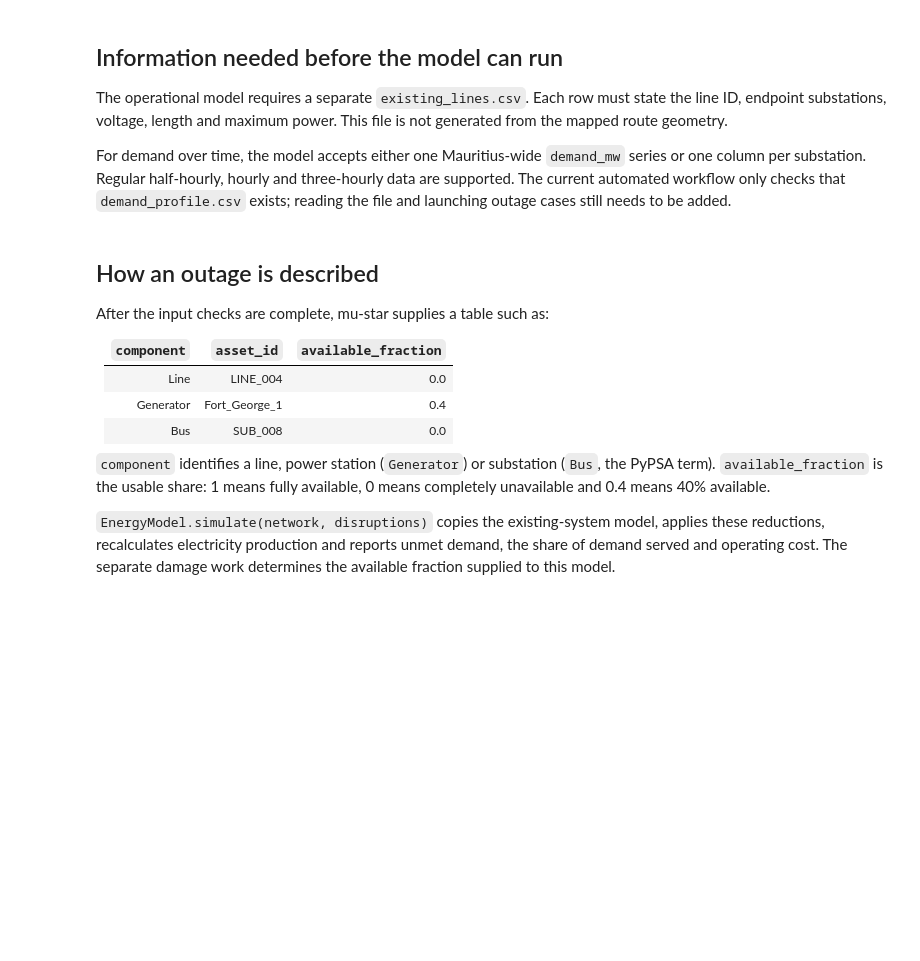
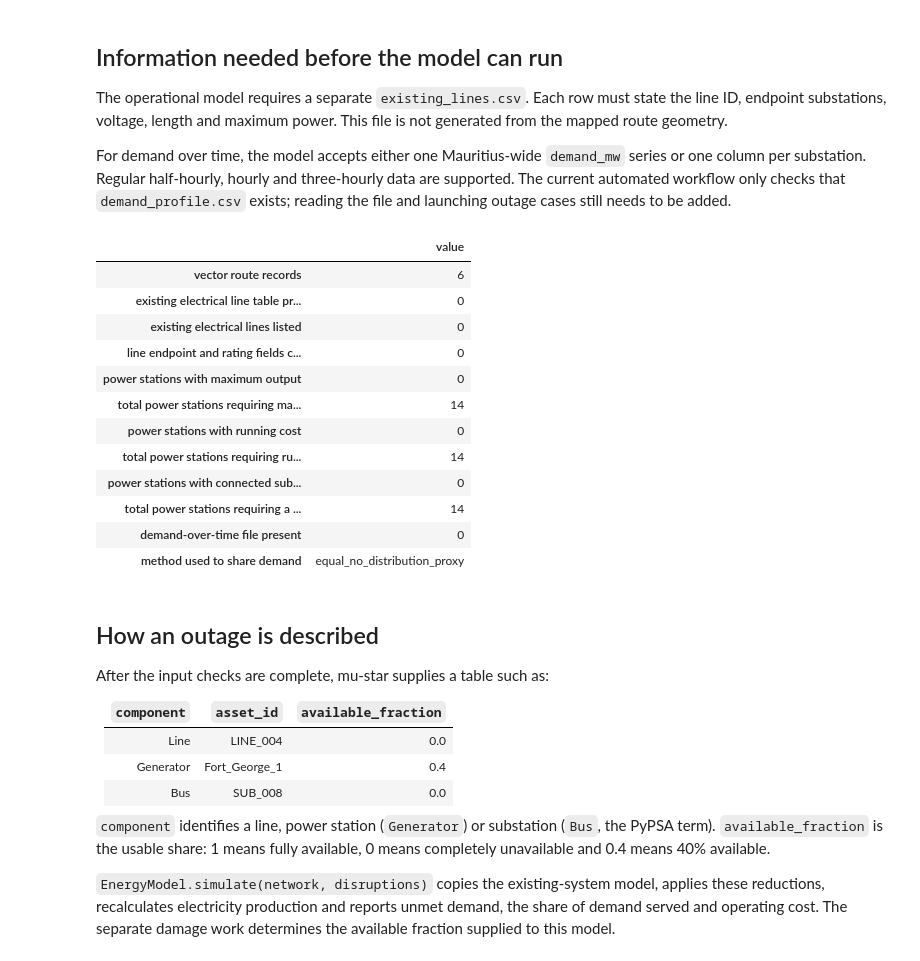
Before and after one commit to cpalazzi/pypsa-earth-mauritius-kestrel, a Jupyter notebook: notebooks/asset_model/01_operational_network.ipynb, the cells around one changed output. Drawn from its saved outputs; the diff is of its cells as text; code cells hidden in the pictures; blank space fills up the shorter version.

```diff
--- a/notebooks/asset_model/01_operational_network.ipynb
+++ b/notebooks/asset_model/01_operational_network.ipynb
@@ -106,30 +133,44 @@ For demand over time, the model accepts either one Mauritius-wide `demand_mw` se
 # %%
 generator_register = pd.read_csv(COLLABORATOR_DIR / "generation_register_template.csv")
 existing_lines_path = COLLABORATOR_DIR / "existing_lines.csv"
 existing_lines = pd.read_csv(existing_lines_path) if existing_lines_path.exists() else pd.DataFrame()
 required_line_columns = {"line_id", "bus0", "bus1", "v_nom_kv", "length_km", "s_nom_mva"}
 line_columns_complete = required_line_columns.issubset(existing_lines.columns)
 line_values_complete = bool(
     line_columns_complete
     and len(existing_lines)
     and existing_lines[list(required_line_columns)].notna().all().all()
 )
 
 readiness = pd.Series({
-    "received vector route records": len(routes),
+    "vector route records": len(routes),
     "existing electrical line table present": int(existing_lines_path.exists()),
     "existing electrical lines listed": len(existing_lines),
     "line endpoint and rating fields complete": int(line_values_complete),
     "power stations with maximum output": int(generator_register["capacity_mw"].notna().sum()),
     "total power stations requiring maximum output": len(generator_register),
     "power stations with running cost": int(generator_register["marginal_cost"].notna().sum()),
     "total power stations requiring running cost": len(generator_register),
     "power stations with connected substation": int(generator_register["bus_id"].notna().sum()),
     "total power stations requiring a substation": len(generator_register),
     "demand-over-time file present": int((COLLABORATOR_DIR / "demand_profile.csv").exists()),
     "method used to share demand": service_weights["method"].iloc[0] if len(service_weights) else "none",
 })
 display(readiness.to_frame("value"))
+# %% [output]
+|  | value |
+| vector route records | 6 |
+| existing electrical line table pr... | 0 |
+| existing electrical lines listed | 0 |
+| line endpoint and rating fields c... | 0 |
+| power stations with maximum output | 0 |
+| total power stations requiring ma... | 14 |
+| power stations with running cost | 0 |
+| total power stations requiring ru... | 14 |
+| power stations with connected sub... | 0 |
+| total power stations requiring a ... | 14 |
+| demand-over-time file present | 0 |
+| method used to share demand | equal_no_distribution_proxy |
 # %% [markdown]
 ## How an outage is described
 
```
Also changed, not shown: parts of 5 cells of this notebook, 10 other files.
